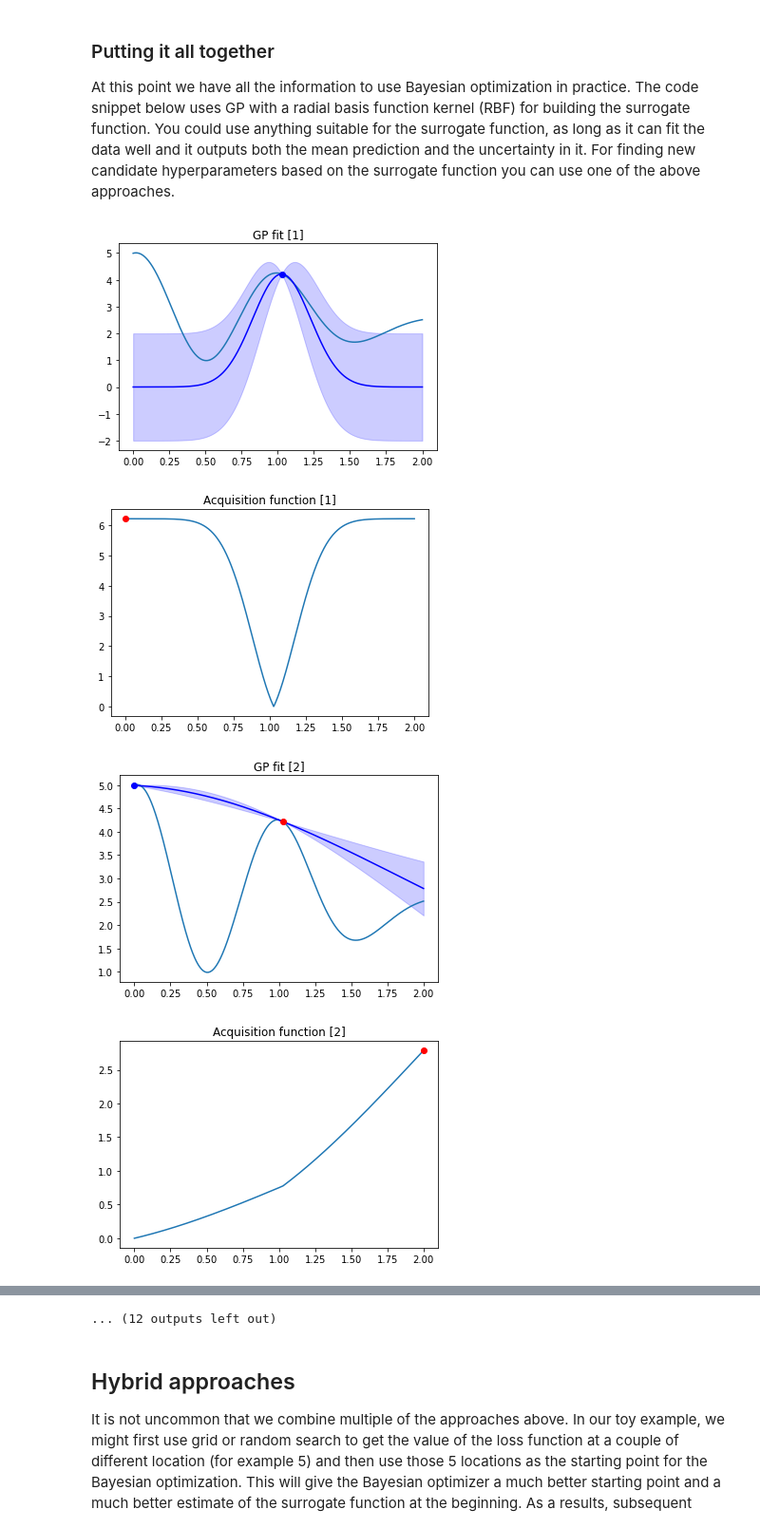
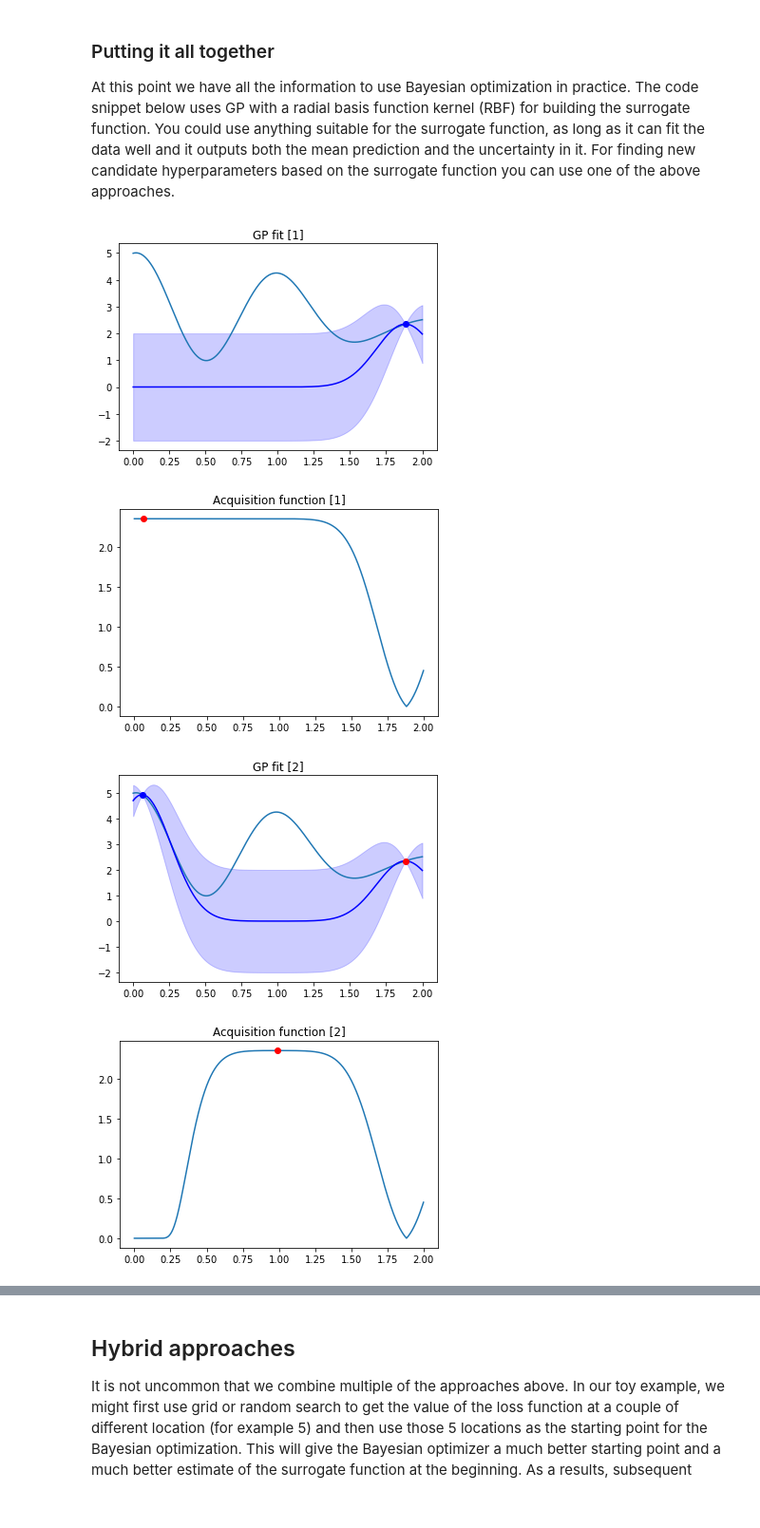
Before and after one commit to fri-datascience/course_bs, a Jupyter notebook: Session_13_Miscellaneous/code/02_hyperparameter_optimization.ipynb, the cells around one changed output, grey strips where cells are left out. Shown at 95% size. Cells and saved outputs as stored; diff of their text form; code cells hidden in the pictures.

```diff
--- a/Session_13_Miscellaneous/code/02_hyperparameter_optimization.ipynb
+++ b/Session_13_Miscellaneous/code/02_hyperparameter_optimization.ipynb
@@ -450,36 +450,36 @@ for i in range(10):
     )
     plt.show()
 
     # get the next candidate with the acquisition function
-    af_y = lower_confidence_bound(y_pred, y_std)
+    #af_y = lower_confidence_bound(y_pred, y_std)
     #af_y = probability_of_improvement(min(y_bo), y_pred, y_std)
-    #af_y = expected_improvement(min(y_bo), y_pred, y_std)
+    af_y = expected_improvement(min(y_bo), y_pred, y_std)
 
     # find all points with max value
     max_af_y = 0
     af_y_indexes = []
     for j in range(len(af_y)):
         if af_y[j] > max_af_y:
             af_y_indexes = [j]
             max_af_y = af_y[j]
         elif af_y[j] == max_af_y:
             af_y_indexes.append(j)
 
     # pick one at random
     x_index = np.random.choice(af_y_indexes)
     x = x_loss[x_index]
 
     plt.figure()
     plt.title(f"Acquisition function [{i+1}]")
     plt.plot(x_loss, af_y)
     plt.plot(x, af_y[x_index], "ro")
     plt.show()
 
 # report best
 min_x_bo = x_bo[np.argmin(y_bo)]
 print(f"\nbest x = {min_x_bo}, loss = {min(y_bo)}")
 # %% [output]
-[figure, old version]
+[figure, new version]
-[figure, old version]
+[figure, new version]
-[figure, old version]
+[figure, new version]
-[figure, old version]
+[figure, new version]
@@ -498,4 +495,3 @@ Increase the number of iterations (max_iter) or scale the data as shown in:
-... (12 outputs left out)
 # %% [markdown]
 ## Hybrid approaches
 
```
Also changed, not shown: parts of 4 cells of this notebook.
